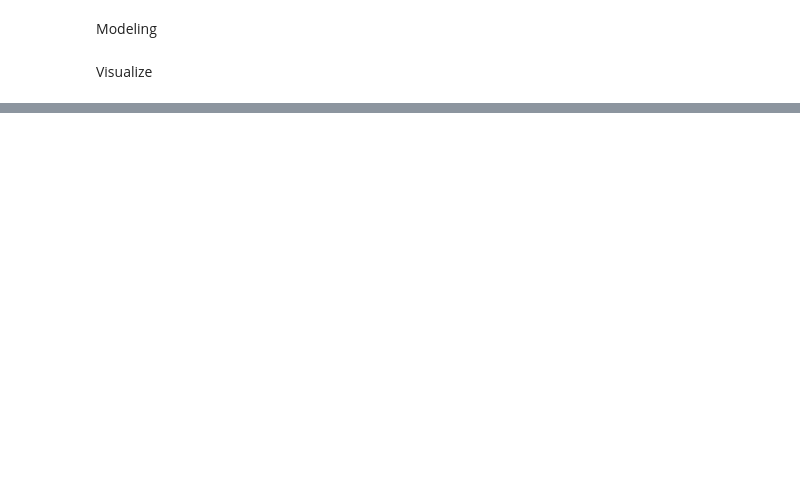
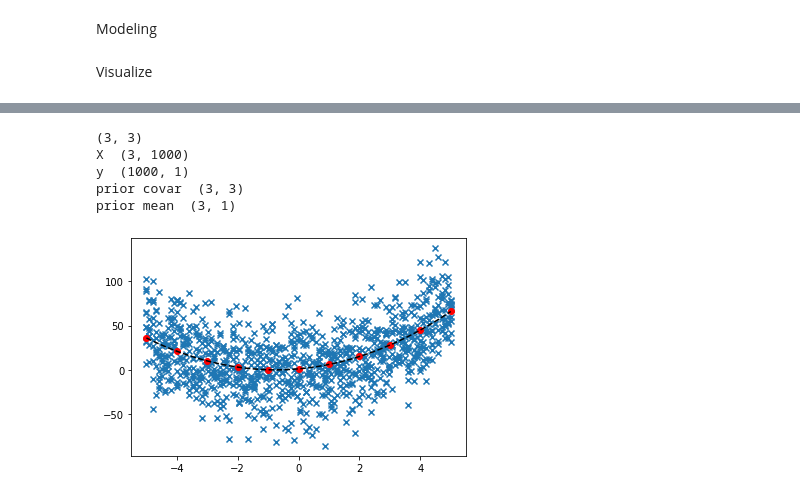
Before and after one commit to jasonkglim/MotionScaling, a Jupyter notebook: model_analysis.ipynb, the cells around one changed output, grey strips where cells are left out. Saved outputs shown, nothing was run; the diff lists cells and outputs as text; code cells hidden in the pictures; blank space fills up the shorter version.

Commit message:
all vs. one modeling

```diff
--- a/model_analysis.ipynb
+++ b/model_analysis.ipynb
@@ -755,0 +868,71 @@ plt.show()
+# %%
+import numpy as np
+import matplotlib.pyplot as plt
+import pandas as pd
+from sklearn.preprocessing import PolynomialFeatures
+from models import BayesRegression
+
+
+### Generate example linear dataset
+
+# Parameters for the linear relationship
+a = 2  # slope
+b = 3  # intercept
+c = 1
+noise_std = 30 # standard deviation of the noise
+
+np.random.seed(0)  # for reproducibility
+X = np.linspace(-5, 5, 100)
+y = []
+
+# Generating Y values with noise
+X_full = []
+y_full = []
+for x_val in X:
+	y_val = a * x_val**2 + b * x_val + c
+	y.append(y_val)
+	X_full += [x_val for i in range(10)]
+	y_noisy = y_val + np.random.normal(0, noise_std, 10)
+	y_full += list(y_noisy)
+
+X_full = np.array(X_full)
+y_full = np.array(y_full)
+# Creating a DataFrame
+dataset = pd.DataFrame({'X': X, 'y': y})
+
+X_homo = X.reshape((1, -1))
+X_homo = np.vstack((X_homo, np.ones(X_homo.shape)))
+
+poly = PolynomialFeatures(degree=2)
+# print(X.shape)
+X_poly = poly.fit_transform(X_full.reshape(-1, 1))
+# print(X_poly.shape)
+# print(X_poly[1,:])
+# print(y.shape)
+model = BayesRegression(X_poly.T, y_full, noise=1000)
+model.set_prior(np.array([1, 3, 2]), 0.0001)
+post_mean, post_covar = model.fit()
+# print(post_mean)
+# print(post_covar)
+
+# Test inputs
+test_input = np.arange(-5, 6, 1).reshape(-1, 1)
+test_input_poly = poly.transform(test_input)
+# print(test_input_poly.shape)
+# test_input_homo = np.vstack((test_input, np.ones(test_input.shape)))
+pred_mean, pred_covar = model.predict(test_input_poly.T)
+# print(pred_mean)
+# print(pred_covar.shape)
+
+# print(X.shape, y.shape, y_noisy.shape)
+plt.scatter(X_full, y_full, marker='x')
+plt.plot(X, y, linestyle='--', color='black')
+plt.scatter(test_input, pred_mean, color='red')
+plt.show()
+# %% [output]
+(3, 3)
+X  (3, 1000)
+y  (1000, 1)
+prior covar  (3, 3)
+prior mean  (3, 1)
+[figure, added]
```
Also changed, not shown: parts of 4 cells of this notebook, 5 other files.
